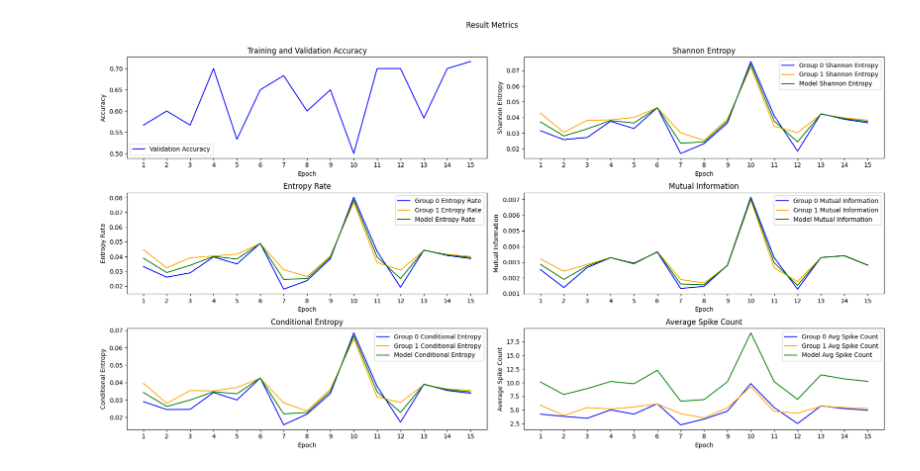
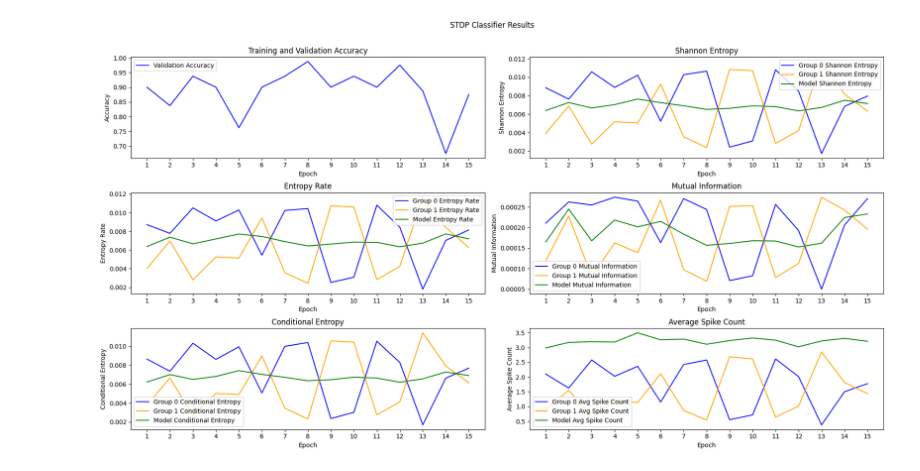
Before and after one commit to Artori-kun/SNN-Entropy, a Jupyter notebook: stdp-classifier.ipynb, the cells around one changed output. Cells and saved outputs as stored; diff of their text form; code cells hidden in the pictures.

```diff
--- a/stdp-classifier.ipynb
+++ b/stdp-classifier.ipynb
@@ -383,7 +438,7 @@ def train_and_eval(X, y, C, T, params):
             "n_train": int(len(train_idx)), "n_val": int(len(val_idx))}, S, K
 # %%
 params = {
-    "NPZ_DIR": Path("/Users/minhhieunguyen/Documents/Projects/Dissertation/Code/spike_data/ch32"),
+    "NPZ_DIR": Path("/Users/minhhieunguyen/Documents/Projects/Dissertation/Code/spike_data/syn"),
     "x_key": "spike_matrix",
     "label_key": "label",
     "channels": 32,
@@ -393,23 +448,25 @@ params = {
     "epochs": 15,
     "seed": 42,
     "gap": 25.0,
-    "out_k": 10,
-    "v_th": 0.55,
+    "out_k": 16,
+    "v_th": 0.4,
     "tau_mem": 20.0,
     "tau_syn": 12,
     "inh_tau": 10,
     "refractory": 5.0,
     "inh_w": 2.2,
-    "lr": 0.005,
+    "lr": 0.008,
     "Aplus": 1.0,
     "Aminus": 1.0,
     "tau_pre": 80,
     "tau_post": 80,
     "wmax": 2.0,
     "norm_per_post": True,
-    "train_split": 0.85,
-    "val_split": 0.15,
-    "epoch_samples": 128
+    "train_split": 0.8,
+    "val_split": 0.2,
+    "epoch_samples": 320,
+    "tau": 30,
+    "raceN": 3
 }
 # %%
 X, y, C, T = load_npz_folder(params["NPZ_DIR"], params["x_key"], params["label_key"],
@@ -496,32 +568,32 @@ plt.plot(epoch_axis, model_mutual_information, label='Model Mutual Information',
 plt.xticks(np.arange(1, params["epochs"] + 1, 1))
 plt.xlabel('Epoch')
 plt.ylabel('Mutual Information')
 plt.title('Mutual Information')
 plt.legend()
 
 plt.subplot(3, 2, 5)
 plt.plot(epoch_axis, group0_conditional_entropy, label='Group 0 Conditional Entropy', color='blue')
 plt.plot(epoch_axis, group1_conditional_entropy, label='Group 1 Conditional Entropy', color='orange')
 plt.plot(epoch_axis, model_conditional_entropy, label='Model Conditional Entropy', color='green')
 plt.xticks(np.arange(1, params["epochs"] + 1, 1))
 plt.xlabel('Epoch')
 plt.ylabel('Conditional Entropy')
 plt.title('Conditional Entropy')
 plt.legend()
 
 plt.subplot(3, 2, 6)
 plt.plot(epoch_axis, group0_avg_spike_count, label='Group 0 Avg Spike Count', color='blue')
 plt.plot(epoch_axis, group1_avg_spike_count, label='Group 1 Avg Spike Count', color='orange')
 plt.plot(epoch_axis, model_avg_spike_count, label='Model Avg Spike Count', color='green')
 plt.xticks(np.arange(1, params["epochs"] + 1, 1))
 plt.xlabel('Epoch')
 plt.ylabel('Average Spike Count')
 plt.title('Average Spike Count')
 plt.legend()
 
-plt.suptitle('Result Metrics')
+plt.suptitle('STDP Classifier Results')
 plt.tight_layout()
 plt.subplots_adjust(top=0.90)
 plt.show()
 # %% [output]
-[figure, old version]
+[figure, new version]
```
Also changed, not shown: parts of 5 cells of this notebook, 25 other files.
